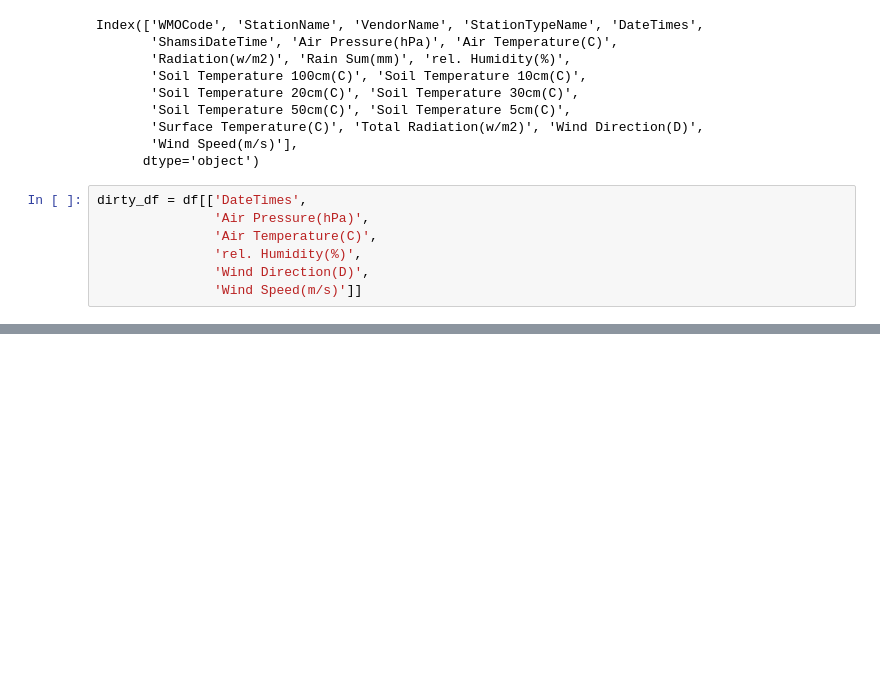
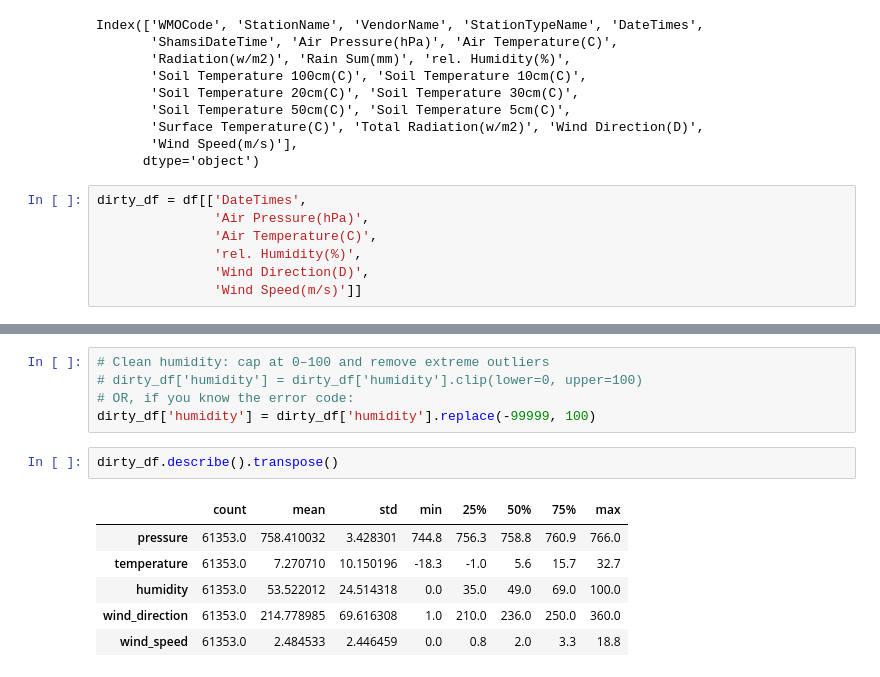
Before and after one commit to amirbaqerzadeh/wind-forecast-benchmark, a Jupyter notebook: notebooks/data/multi_variate_data_cleaning.ipynb, the cells around one changed output, grey strips where cells are left out. Saved outputs shown, nothing was run; the diff lists cells and outputs as text; blank space fills up the shorter version.

```diff
--- a/notebooks/data/multi_variate_data_cleaning.ipynb
+++ b/notebooks/data/multi_variate_data_cleaning.ipynb
@@ -41,0 +521,14 @@ dirty_df = df[['DateTimes',
+# %%
+# Clean humidity: cap at 0–100 and remove extreme outliers
+# dirty_df['humidity'] = dirty_df['humidity'].clip(lower=0, upper=100)
+# OR, if you know the error code:
+dirty_df['humidity'] = dirty_df['humidity'].replace(-99999, 100)
+# %%
+dirty_df.describe().transpose()
+# %% [output]
+|  | count | mean | std | min | 25% | 50% | 75% | max |
+| pressure | 61353.0 | 758.410032 | 3.428301 | 744.8 | 756.3 | 758.8 | 760.9 | 766.0 |
+| temperature | 61353.0 | 7.270710 | 10.150196 | -18.3 | -1.0 | 5.6 | 15.7 | 32.7 |
+| humidity | 61353.0 | 53.522012 | 24.514318 | 0.0 | 35.0 | 49.0 | 69.0 | 100.0 |
+| wind_direction | 61353.0 | 214.778985 | 69.616308 | 1.0 | 210.0 | 236.0 | 250.0 | 360.0 |
+| wind_speed | 61353.0 | 2.484533 | 2.446459 | 0.0 | 0.8 | 2.0 | 3.3 | 18.8 |
```
Also changed, not shown: parts of 23 cells of this notebook.
